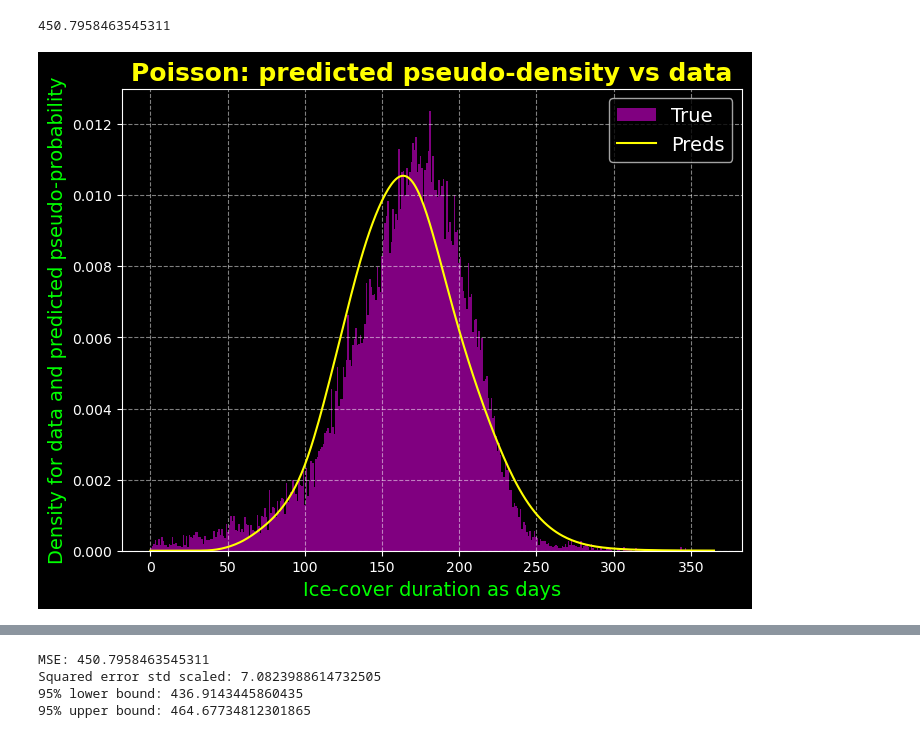
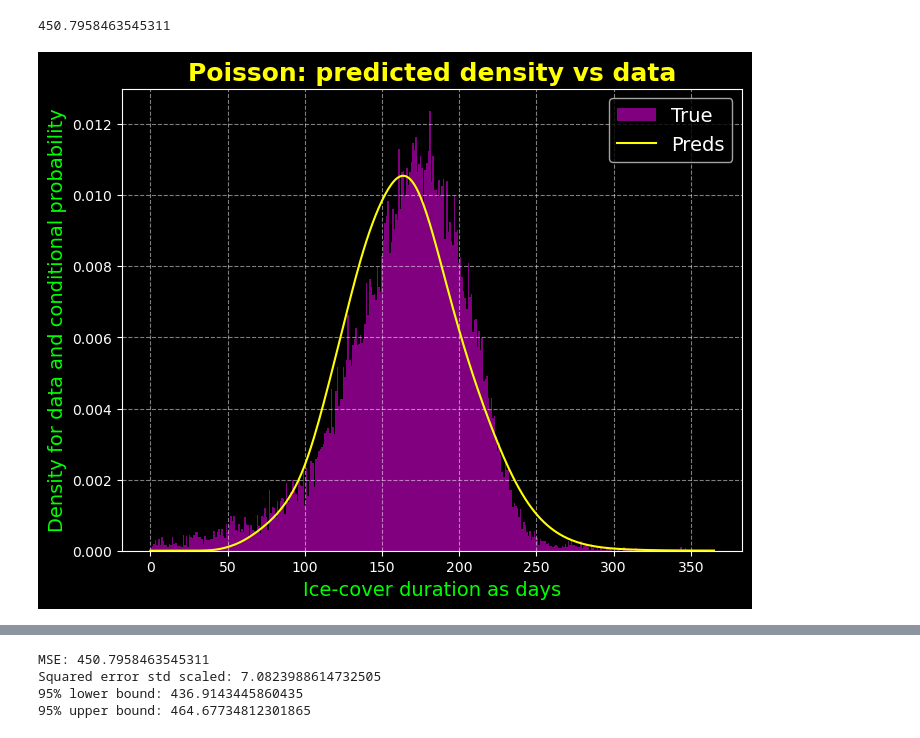
Before and after one commit to Eruveoo/Ice_cover_duration_project, a Jupyter notebook: ice_cover_day_counts/regression_analysis_for_counts/day_count_analysis_wide_github.ipynb, the cells around one changed output, grey strips where cells are left out. Saved outputs shown, nothing was run; the diff lists cells and outputs as text; code cells hidden in the pictures.

```diff
--- a/ice_cover_day_counts/regression_analysis_for_counts/day_count_analysis_wide_github.ipynb
+++ b/ice_cover_day_counts/regression_analysis_for_counts/day_count_analysis_wide_github.ipynb
@@ -366,17 +365,17 @@ mean_squared_error(poisson_model_basic_preds,data_ip.ice_cover_duration)
 poisson_model_distribution,poisson_model_prob_matrix,poisson_model_pseudo_density = get_dataset_count_distribution(poisson_model_basic,X_basic,return_probs=True)
 # %%
 colors_poisson = {'preds':'yellow','true':'purple','title':'yellow','xlabel':'lime','ylabel':'lime'}
-titles_poisson = {'title':'Poisson: predicted pseudo-density vs data','xlabel':'Ice-cover duration as days','ylabel':'Density for data and predicted pseudo-probability'}
+titles_poisson = {'title':'Poisson: predicted density vs data','xlabel':'Ice-cover duration as days','ylabel':'Density for data and conditional probability'}
 
 visualize_densities(prediction_density=poisson_model_pseudo_density,
                     true_observations=data_ip.ice_cover_duration,
                     colors=colors_poisson,
                     titles=titles_poisson,
                     #return_fig=True,
                     #file_path=visualization_path+'leaky_Poisson_duration_cumulated_density_vs_data.png'
                     )
 # %% [output]
-[figure, old version]
+[figure, new version]
 # %%
 density_path_poisson = visualization_path+'leaky_Poisson_duration_cumulated_density_vs_data.png'
 ev_path_poisson = visualization_path+'leaky_Poisson_duration_EV_preds_vs_data.png'
```
Also changed, not shown: parts of 36 cells of this notebook, 1 other file.
